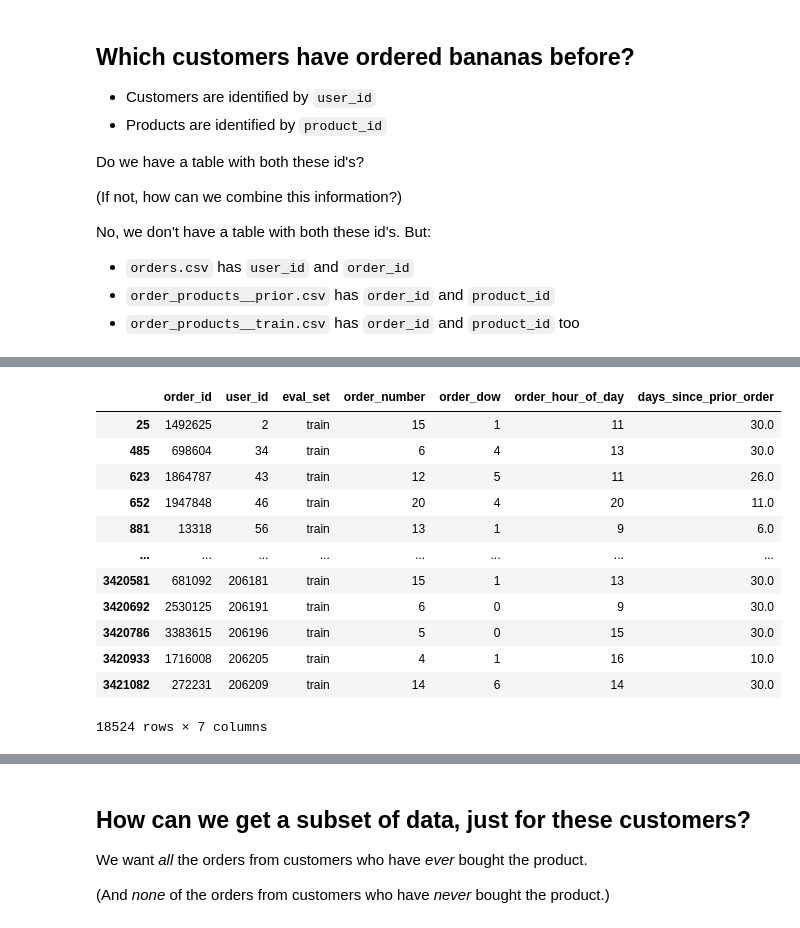
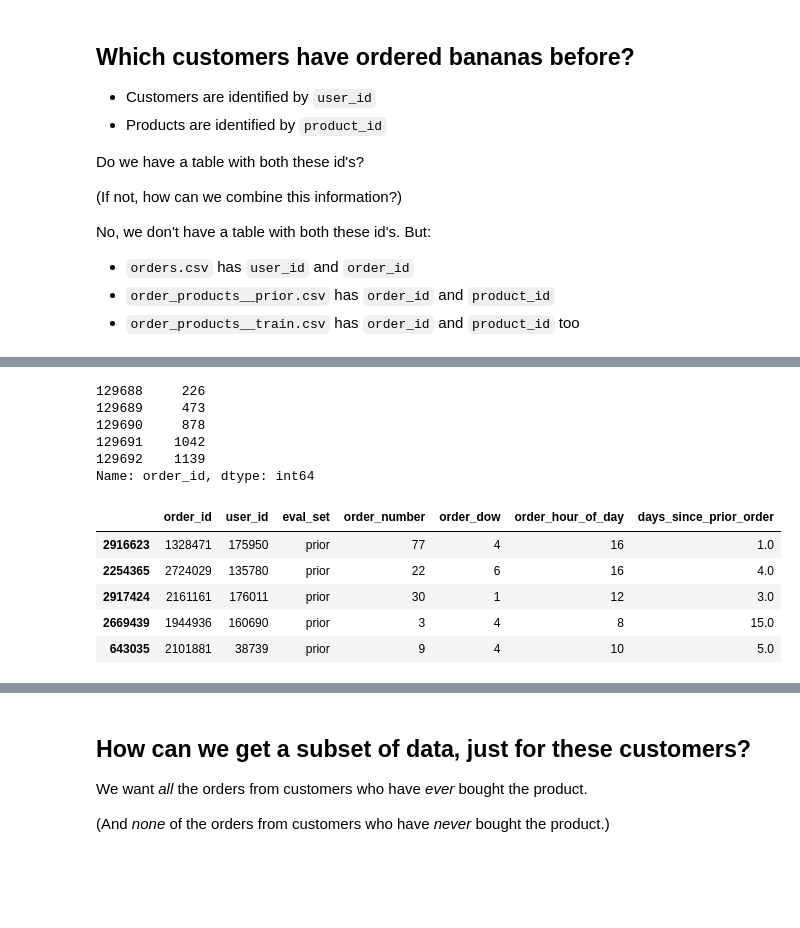
Before and after one commit to austinlasseter/DS-Unit-2-Applied-Modeling, a Jupyter notebook: module2-wrangle-ml-datasets/232_responses.ipynb, the cells around one changed output, grey strips where cells are left out. Drawn from its saved outputs; the diff is of its cells as text; code cells hidden in the pictures; blank space fills up the shorter version.

```diff
--- a/module2-wrangle-ml-datasets/232_responses.ipynb
+++ b/module2-wrangle-ml-datasets/232_responses.ipynb
@@ -426,19 +391,23 @@ No, we don't have a table with both these id's. But:
 # %%
+# get the order ID's for bananas
 banana_order_ids = train[train.bananas==True].order_id
+banana_order_ids.head()
+# %% [output]
+129688     226
+129689     473
+129690     878
+129691    1042
+129692    1139
+Name: order_id, dtype: int64
-# %%
-orders[orders.order_id.isin(banana_order_ids)]
-# %% [output]
-|  | order_id | user_id | eval_set | order_number | order_dow | order_hour_of_day | days_since_prior_order |
-| 25 | 1492625 | 2 | train | 15 | 1 | 11 | 30.0 |
-| 485 | 698604 | 34 | train | 6 | 4 | 13 | 30.0 |
-| 623 | 1864787 | 43 | train | 12 | 5 | 11 | 26.0 |
-| 652 | 1947848 | 46 | train | 20 | 4 | 20 | 11.0 |
-| 881 | 13318 | 56 | train | 13 | 1 | 9 | 6.0 |
-| ... | ... | ... | ... | ... | ... | ... | ... |
-| 3420581 | 681092 | 206181 | train | 15 | 1 | 13 | 30.0 |
-| 3420692 | 2530125 | 206191 | train | 6 | 0 | 9 | 30.0 |
-| 3420786 | 3383615 | 206196 | train | 5 | 0 | 15 | 30.0 |
-| 3420933 | 1716008 | 206205 | train | 4 | 1 | 16 | 10.0 |
-| 3421082 | 272231 | 206209 | train | 14 | 6 | 14 | 30.0 |
-18524 rows × 7 columns
+# %%
+# Look at the orders table
+orders = pd.read_csv('orders.csv')
+orders.sample(n=5)
+# %% [output]
+|  | order_id | user_id | eval_set | order_number | order_dow | order_hour_of_day | days_since_prior_order |
+| 2916623 | 1328471 | 175950 | prior | 77 | 4 | 16 | 1.0 |
+| 2254365 | 2724029 | 135780 | prior | 22 | 6 | 16 | 4.0 |
+| 2917424 | 2161161 | 176011 | prior | 30 | 1 | 12 | 3.0 |
+| 2669439 | 1944936 | 160690 | prior | 3 | 4 | 8 | 15.0 |
+| 643035 | 2101881 | 38739 | prior | 9 | 4 | 10 | 5.0 |
 # %%
```
Also changed, not shown: parts of 25 cells of this notebook.
